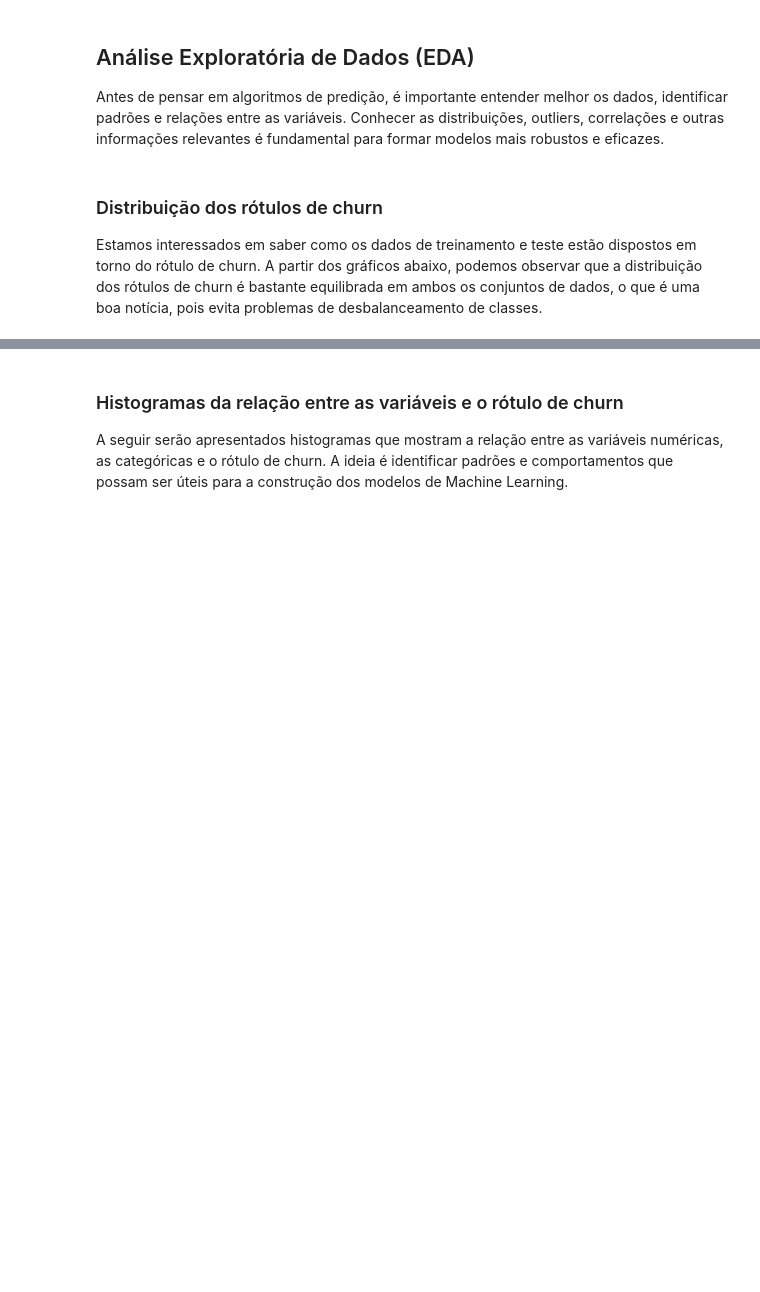
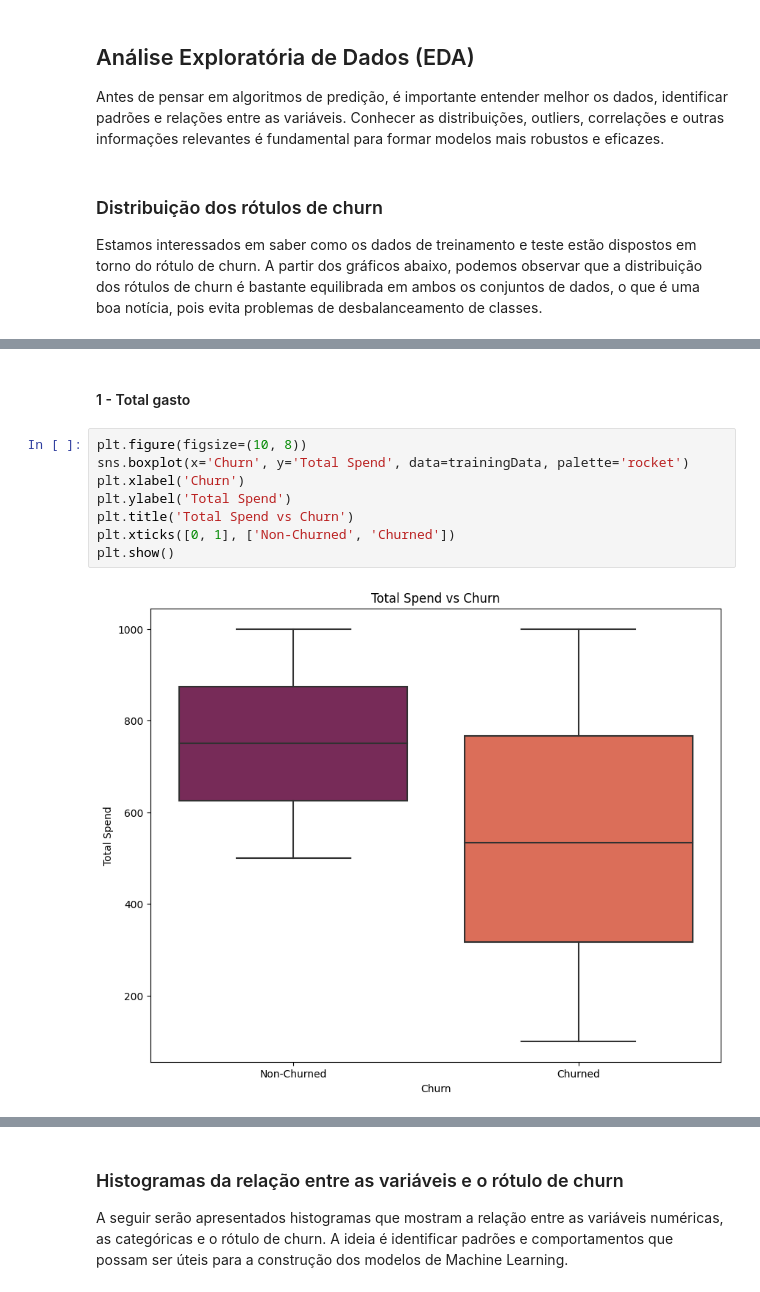
Before and after one commit to paduathiago/churn_prediction, a Jupyter notebook: churn_prediction.ipynb, the cells around one changed output, grey strips where cells are left out. Cells and saved outputs as stored; diff of their text form; blank space fills up the shorter version.

```diff
--- a/churn_prediction.ipynb
+++ b/churn_prediction.ipynb
@@ -126,0 +132,12 @@ plt.show()
+# %% [markdown]
+#### 1 - Total gasto
+# %%
+plt.figure(figsize=(10, 8))
+sns.boxplot(x='Churn', y='Total Spend', data=trainingData, palette='rocket')
+plt.xlabel('Churn')
+plt.ylabel('Total Spend')
+plt.title('Total Spend vs Churn')
+plt.xticks([0, 1], ['Non-Churned', 'Churned'])
+plt.show()
+# %% [output]
+[figure, added]
```
Also changed, not shown: parts of 20 cells of this notebook.
